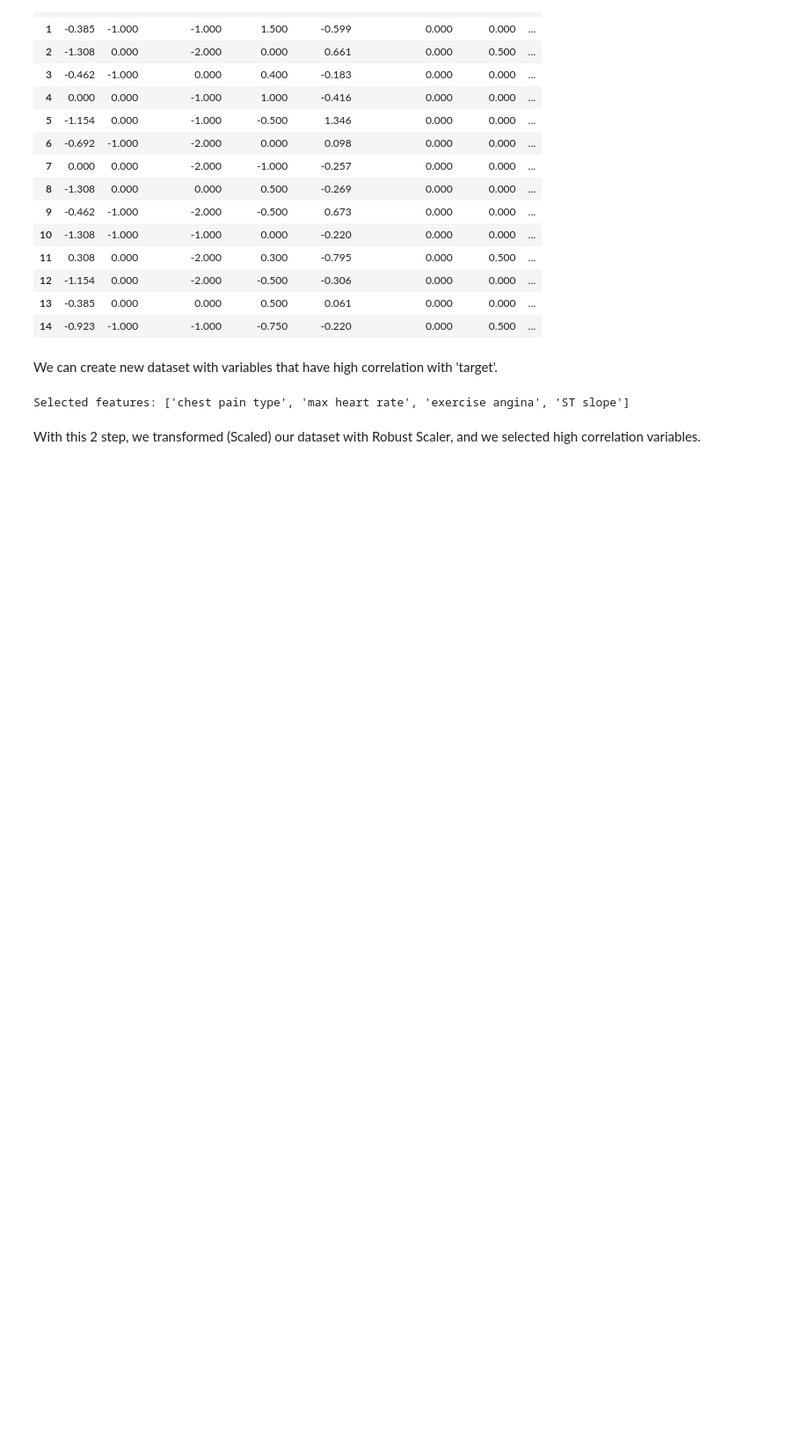
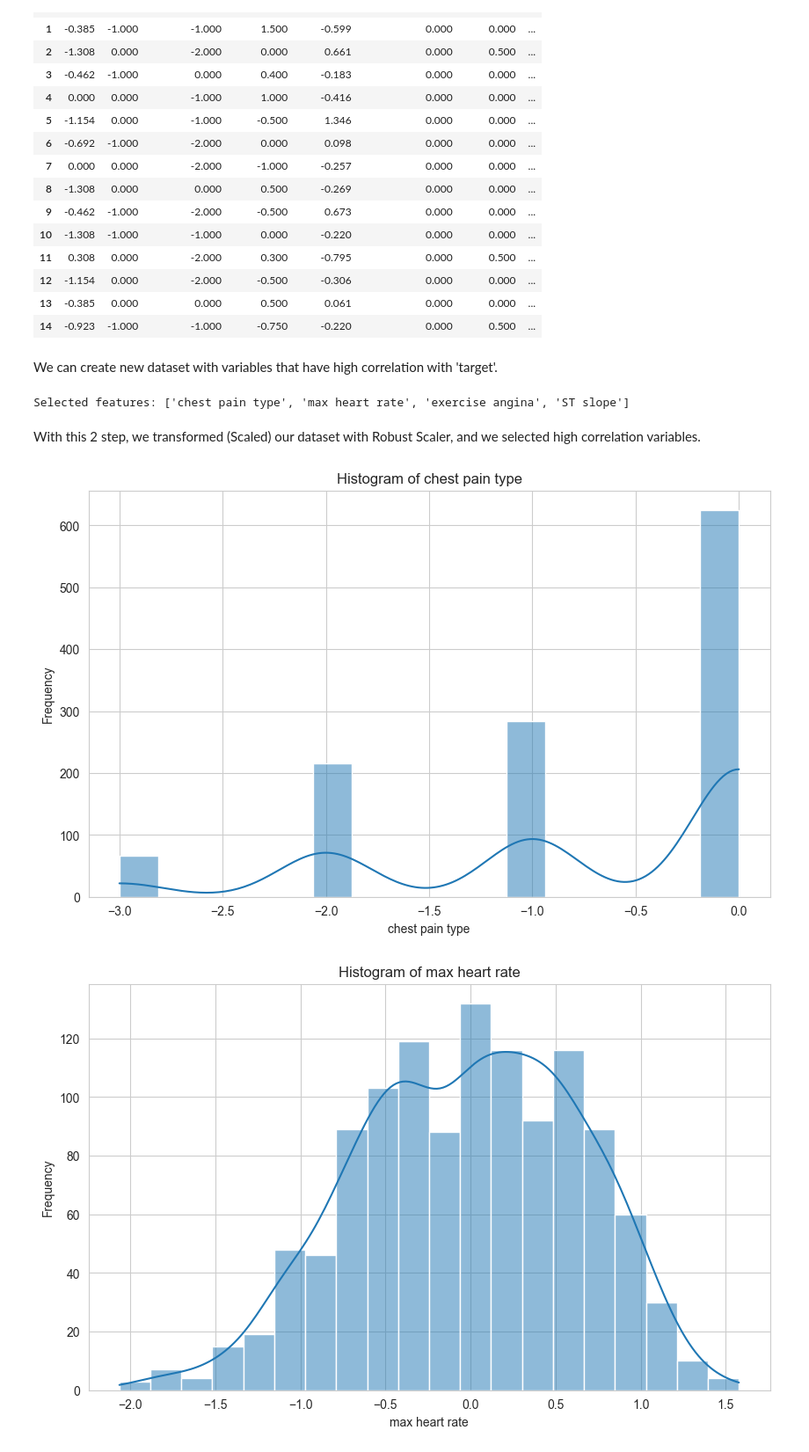
Before and after one commit to OGskrrt/Heart_Disease_Data_Analysis, a Jupyter notebook: Akbank_Data_analysis.ipynb, the cells around one changed output. Shown at 88% size. Saved outputs shown, nothing was run; the diff lists cells and outputs as text; code cells hidden in the pictures; blank space fills up the shorter version.

```diff
--- a/Akbank_Data_analysis.ipynb
+++ b/Akbank_Data_analysis.ipynb
@@ -570,3 +570,14 @@ df2 = df2[high_corr_features + ['target']]
 Selected features: ['chest pain type', 'max heart rate', 'exercise angina', 'ST slope']
 # %% [markdown]
 With this 2 step, we transformed (Scaled) our dataset with Robust Scaler, and we selected high correlation variables.
+# %%
+for column in df2.select_dtypes(include=['float64', 'int64']).columns:
+    plt.figure(figsize=(10, 6))
+    sns.histplot(df2[column], kde=True)
+    plt.title(f'Histogram of {column}')
+    plt.xlabel(column)
+    plt.ylabel('Frequency')
+    plt.show()
+# %% [output]
+[figure, added]
+[figure, added]
```
Also changed, not shown: parts of 1 cell of this notebook.
